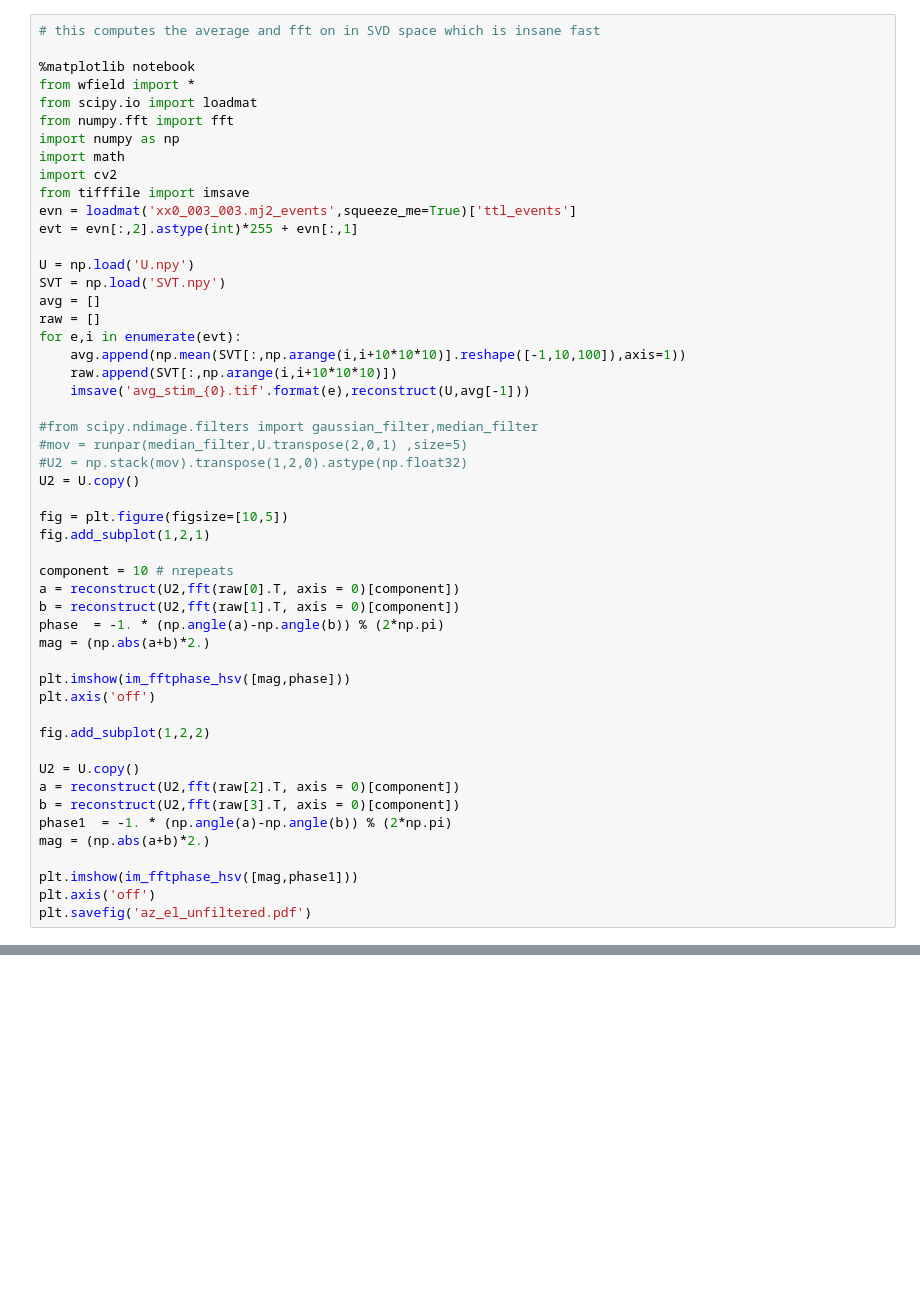
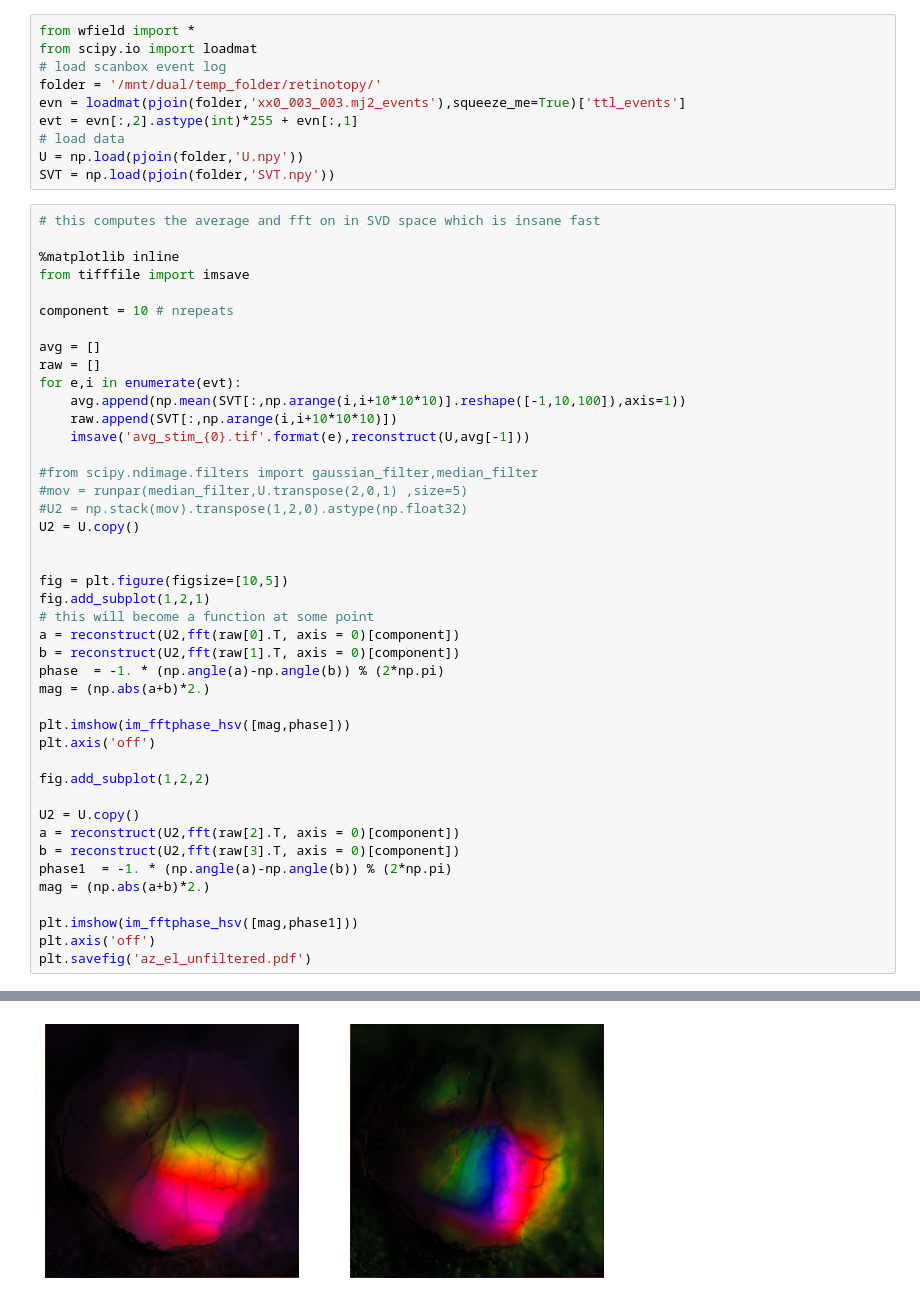
Before and after one commit to jcouto/wfield, a Jupyter notebook: notebooks/phasemaps_svd.ipynb, the cells around one changed output, grey strips where cells are left out. Cells and saved outputs as stored; diff of their text form; blank space fills up the shorter version.

Commit message:
Cleaned up the scanbox example.

```diff
--- a/notebooks/phasemaps_svd.ipynb
+++ b/notebooks/phasemaps_svd.ipynb
@@ -1,19 +10,21 @@
+# %%
+from wfield import *
+from scipy.io import loadmat
+# load scanbox event log
+folder = '/mnt/dual/temp_folder/retinotopy/'
+evn = loadmat(pjoin(folder,'xx0_003_003.mj2_events'),squeeze_me=True)['ttl_events']
+evt = evn[:,2].astype(int)*255 + evn[:,1]
+# load data
+U = np.load(pjoin(folder,'U.npy'))
+SVT = np.load(pjoin(folder,'SVT.npy'))
 # %%
 # this computes the average and fft on in SVD space which is insane fast
 
-%matplotlib notebook
-from wfield import *
-from scipy.io import loadmat
-from numpy.fft import fft
-import numpy as np
-import math
-import cv2
+%matplotlib inline
 from tifffile import imsave
-evn = loadmat('xx0_003_003.mj2_events',squeeze_me=True)['ttl_events']
-evt = evn[:,2].astype(int)*255 + evn[:,1]
 
-U = np.load('U.npy')
-SVT = np.load('SVT.npy')
+component = 10 # nrepeats
+
 avg = []
 raw = []
 for e,i in enumerate(evt):
@@ -26,10 +37,10 @@ for e,i in enumerate(evt):
 #U2 = np.stack(mov).transpose(1,2,0).astype(np.float32)
 U2 = U.copy()
 
+
 fig = plt.figure(figsize=[10,5])
 fig.add_subplot(1,2,1)
-
-component = 10 # nrepeats
+# this will become a function at some point
 a = reconstruct(U2,fft(raw[0].T, axis = 0)[component])
 b = reconstruct(U2,fft(raw[1].T, axis = 0)[component])
 phase  = -1. * (np.angle(a)-np.angle(b)) % (2*np.pi)
@@ -55 +64,2 @@ plt.savefig('az_el_unfiltered.pdf')
+[figure, added]
 # %%
```
Also changed, not shown: parts of 26 cells of this notebook, 2 other files.
